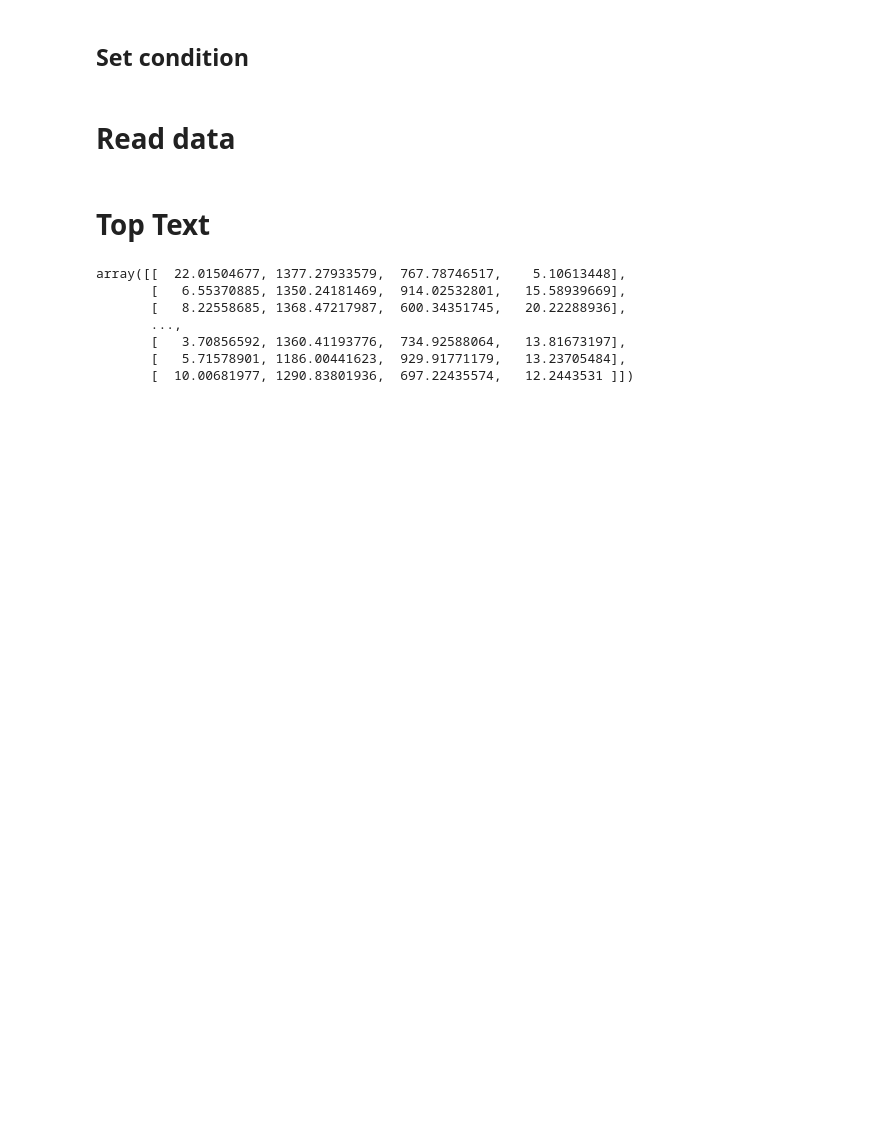
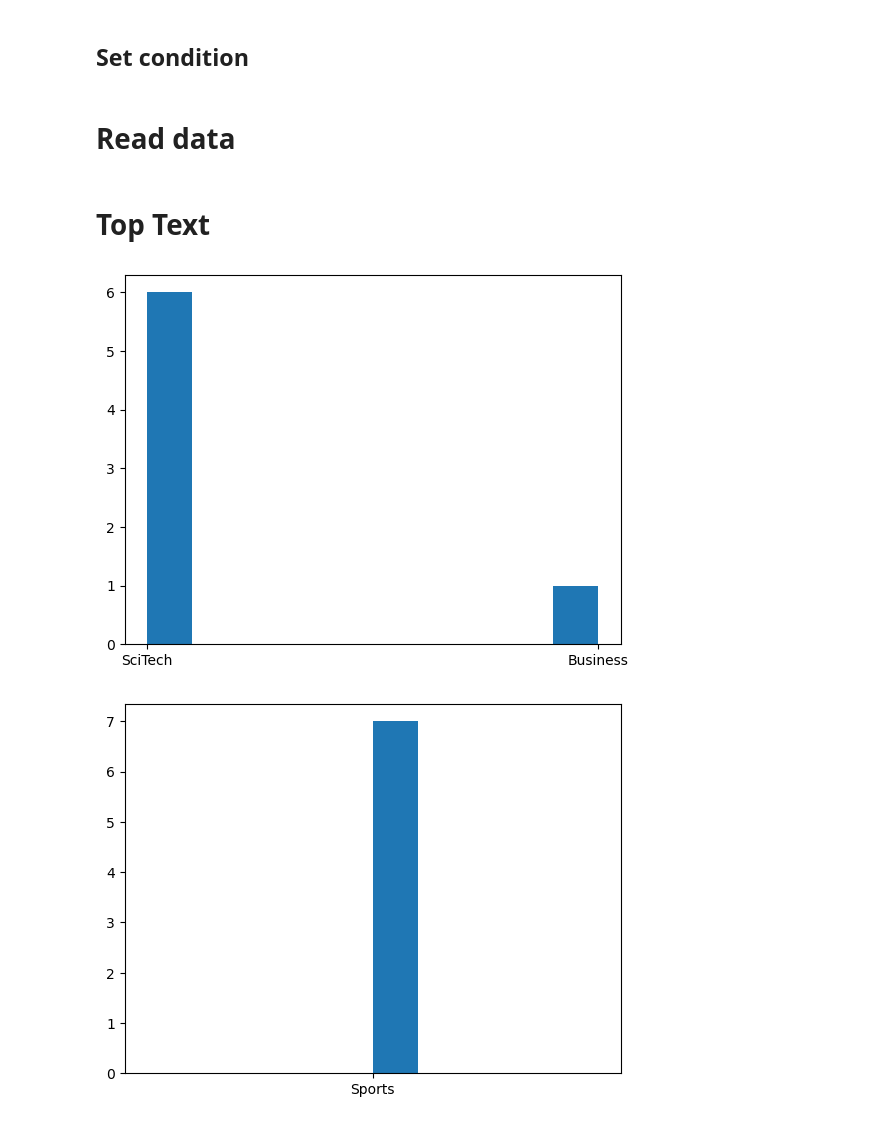
Before and after one commit to YuriNakayama/TextClassificationCode, a Jupyter notebook: Visualize/TopText/TopText.ipynb, the cells around one changed output. Cells and saved outputs as stored; diff of their text form; code cells hidden in the pictures; blank space fills up the shorter version.

```diff
--- a/Visualize/TopText/TopText.ipynb
+++ b/Visualize/TopText/TopText.ipynb
@@ -34,5 +34,7 @@ df = pd.read_csv(f"../../Preprocessing/data/{data_type}/master.csv", index_col=0
 with open(f"../../Preprocessing/data/{data_type}/class.csv", mode="r") as f:
     reader = csv.reader(f)
     class_labels = [label for label in reader]
+# %%
+class_nums = config["data"][data_type]["class_num"]
 # %% [markdown]
 # Top Text
@@ -43,15 +45,17 @@ model_num = 0
 # %%
 dist = np.load(f"../../Clustering/data/{data_type}/{vectorize_type}/GMM/dist/{vector_dim}/{covariance_type}/{model_num}.npy")
 pred = np.load(f"../../Clustering/data/{data_type}/{vectorize_type}/GMM/pred/{vector_dim}/{covariance_type}/{model_num}.npy")
-# %%
-class_num = 0
-# %%
-dist[pred == class_num]
-# %% [output]
-array([[  22.01504677, 1377.27933579,  767.78746517,    5.10613448],
-       [   6.55370885, 1350.24181469,  914.02532801,   15.58939669],
-       [   8.22558685, 1368.47217987,  600.34351745,   20.22288936],
-       ...,
-       [   3.70856592, 1360.41193776,  734.92588064,   13.81673197],
-       [   5.71578901, 1186.00441623,  929.91771179,   13.23705484],
-       [  10.00681977, 1290.83801936,  697.22435574,   12.2443531 ]])
+# %%
+def getmax_rev(series, topnum=100, getmin=False, getindex=False):
+    out = series.nsmallest(topnum) if getmin else series.nlargest(topnum)
+    return out.index if getindex else out.set_axis(pd.RangeIndex(1, topnum+1))
+# %%
+for class_num in range(class_nums):
+    dist_df = pd.DataFrame(dist)
+    top_index = getmax_rev(dist_df[class_num], topnum=7, getmin=True, getindex=True)
+    fig = plt.figure()
+    ax = fig.add_subplot(111)
+    plt.hist(df.loc[top_index, "class"])
+# %% [output]
+[figure, added]
+[figure, added]
```
Also changed, not shown: parts of 10 cells of this notebook, 6 other files.
